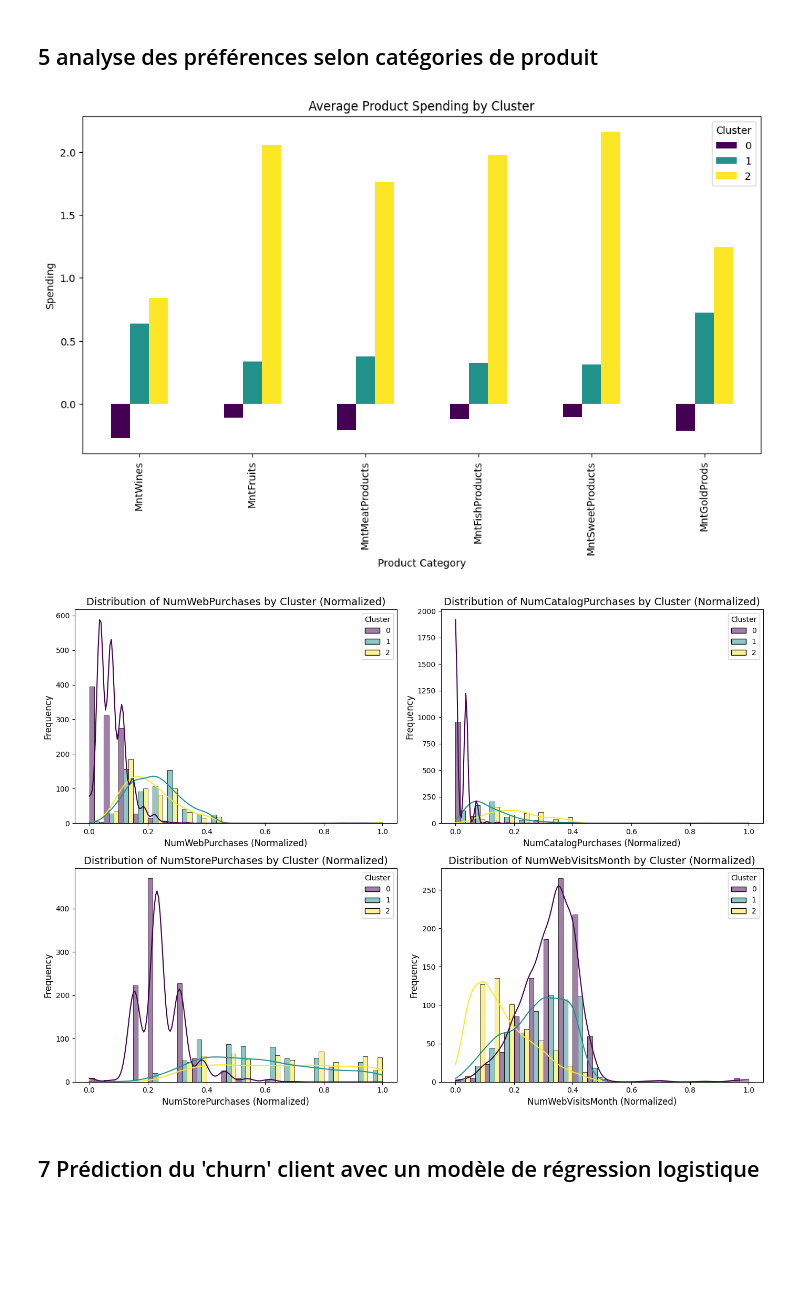
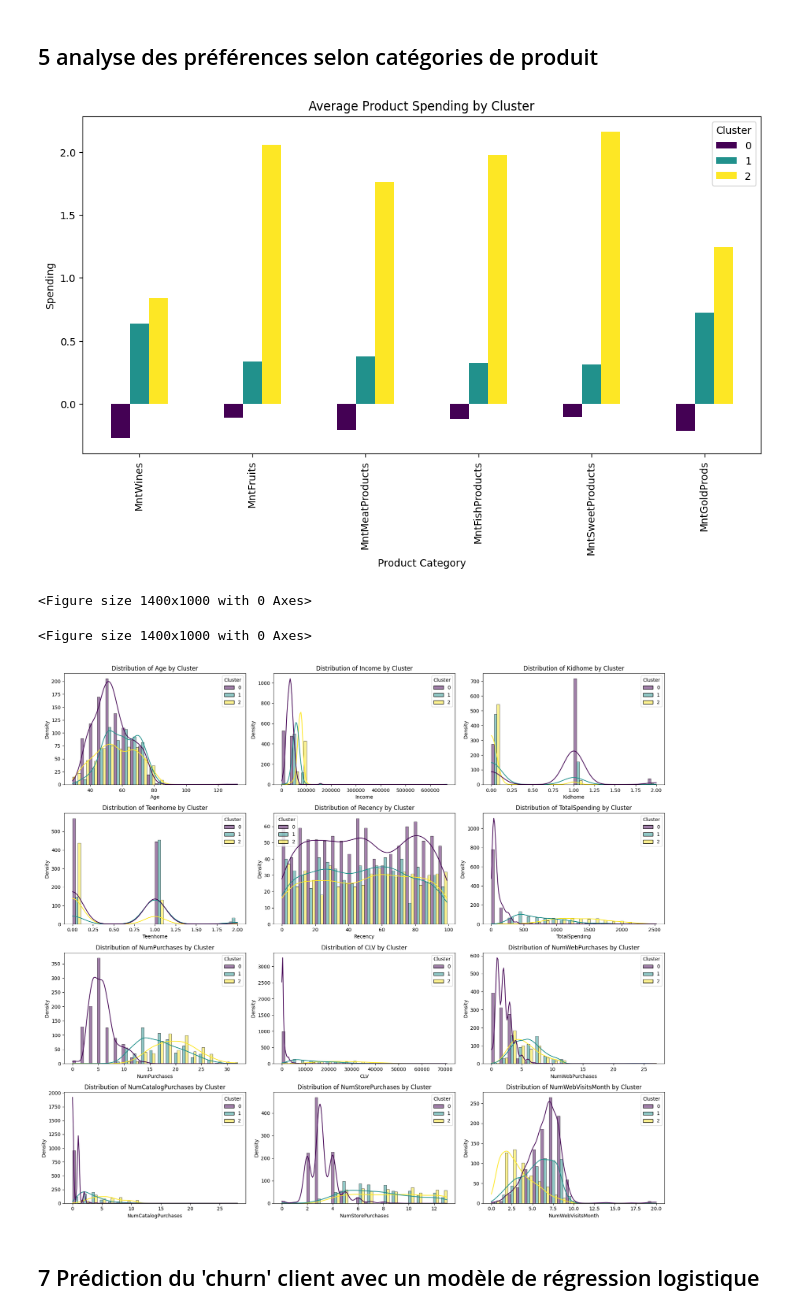
Before and after one commit to Jmuhleman/BUI_2024, a Jupyter notebook: projet/exploration.ipynb, the cells around one changed output. Saved outputs shown, nothing was run; the diff lists cells and outputs as text; code cells hidden in the pictures; blank space fills up the shorter version.

```diff
--- a/projet/exploration.ipynb
+++ b/projet/exploration.ipynb
@@ -408,29 +409,44 @@ plt.xlabel('Product Category')
 plt.legend(title='Cluster')
 plt.show()
 plt.figure(figsize=(14, 10))
-
-# Pour chaque colonne normalisée d'engagement, plot les histogrammes par cluster
-for i, col in enumerate(engagement_columns, 1):
-    plt.subplot(2, 2, i)  # Créer une grille de 2x2 pour les sous-graphiques
-    sns.histplot(
-        data=data_df,
-        x=col + '_normalized',
-        hue='Cluster',  # Utiliser les clusters KMeans
-        kde=True,
-        multiple='dodge',
-        bins=20,
-        palette='viridis'
-    )
-    plt.title(f'Distribution of {col} by Cluster (Normalized)', fontsize=14)
-    plt.xlabel(f'{col} (Normalized)', fontsize=12)
-    plt.ylabel('Frequency', fontsize=12)
-
-# Ajuster l'agencement pour éviter les chevauchements
-plt.tight_layout()
-plt.show()
 # %% [output]
 [figure]
-[figure, removed]
+<Figure size 1400x1000 with 0 Axes>
+<Figure size 1400x1000 with 0 Axes>
+# %%
+import matplotlib.pyplot as plt
+import seaborn as sns
+
+# Calculer l'âge à partir de l'année de naissance
+data_df['Age'] = 2025 - data_df['Year_Birth']  # Supposons que l'année actuelle est 2025
+
+# Colonnes à afficher
+columns = ['Age', 'Income', 'Kidhome', 'Teenhome', 'Recency', 'TotalSpending', 'NumPurchases', 'CLV', 'NumWebPurchases', 'NumCatalogPurchases', 'NumStorePurchases', 'NumWebVisitsMonth']
+
+# Set up the plot
+plt.figure(figsize=(18, 16))
+
+# Plot histogram for each column (Age, Income) by cluster
+for i, col in enumerate(columns, 1):
+    plt.subplot(4, 3, i)  # Create a 4x3 grid of subplots
+    sns.histplot(
+        data=data_df,
+        x=col,
+        hue='Cluster',  # Group by clusters
+        kde=True,
+        palette='viridis',
+        multiple='dodge',
+        bins=20
+    )
+    plt.title(f'Distribution of {col} by Cluster')
+    plt.xlabel(f'{col}')
+    plt.ylabel('Density')  # Change y-axis label to 'Density'
+
+# Adjust layout for better spacing
+plt.tight_layout()
+plt.show()
+# %% [output]
+[figure, added]
 # %% [markdown]
 ## 7 Prédiction du 'churn' client avec un modèle de régression logistique
 # %%
```
Also changed, not shown: parts of 3 cells of this notebook.
